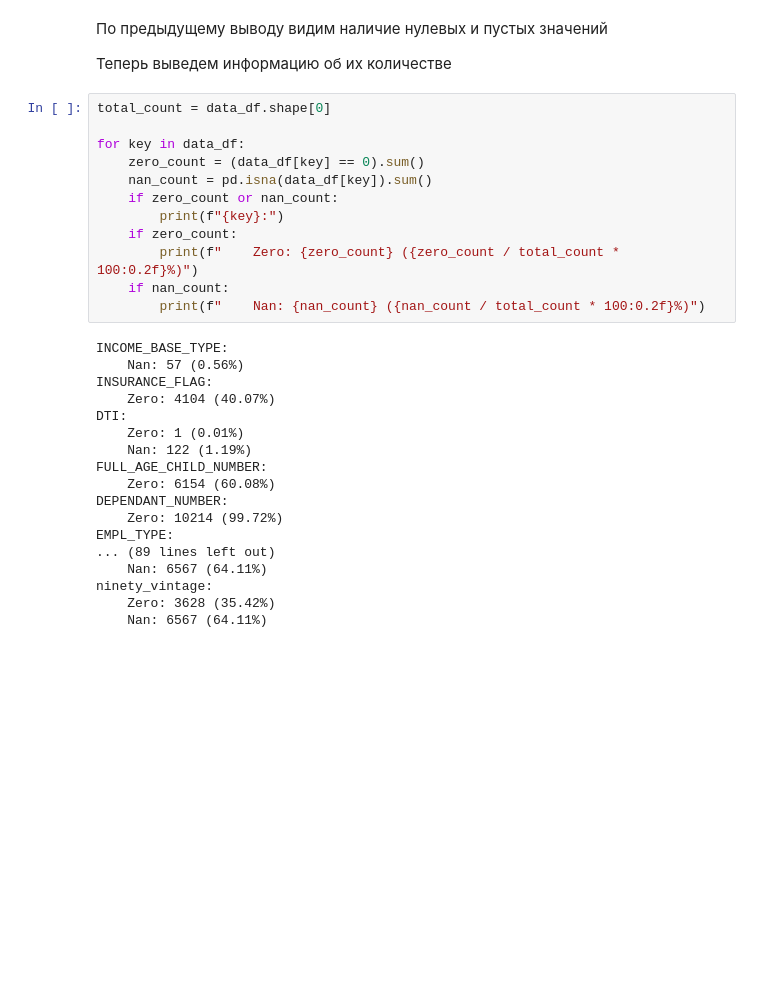
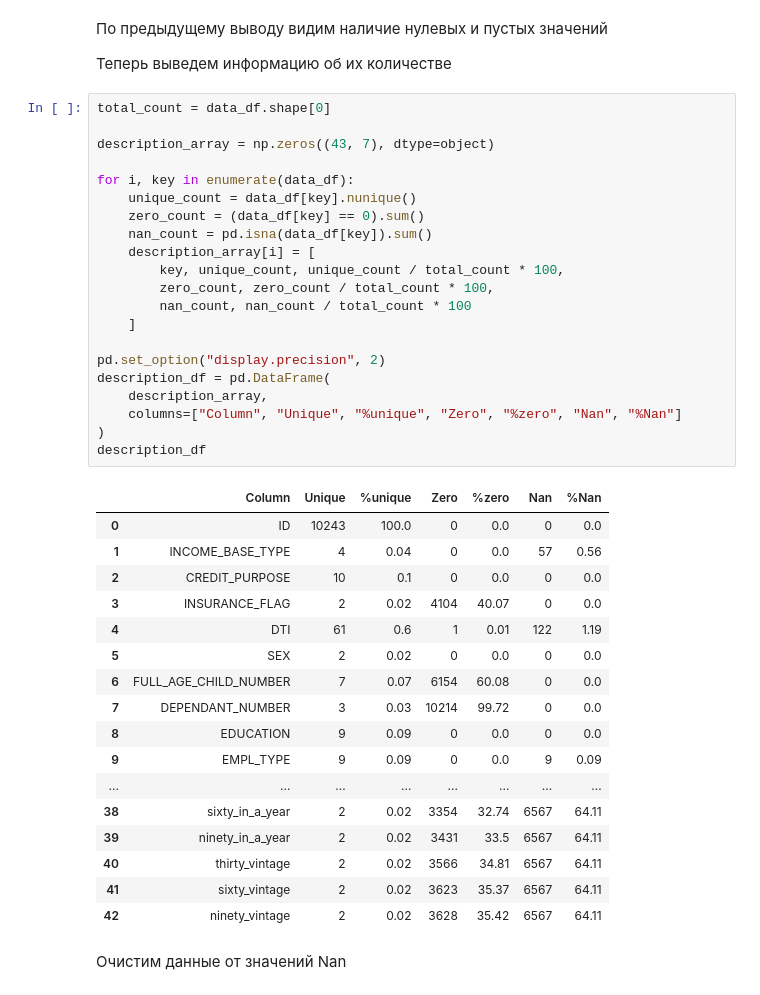
Before and after one commit to Deaacon/HW_1_2025-Roman_Dyakonov, a Jupyter notebook: solution.ipynb, the cells around one changed output. Saved outputs shown, nothing was run; the diff lists cells and outputs as text; blank space fills up the shorter version.

```diff
--- a/solution.ipynb
+++ b/solution.ipynb
@@ -116,30 +90,41 @@ float64 - 30:
 # %%
 total_count = data_df.shape[0]
 
-for key in data_df:
+description_array = np.zeros((43, 7), dtype=object)
+
+for i, key in enumerate(data_df):
+    unique_count = data_df[key].nunique()
     zero_count = (data_df[key] == 0).sum()
     nan_count = pd.isna(data_df[key]).sum()
-    if zero_count or nan_count:
-        print(f"{key}:")
-    if zero_count:
-        print(f"    Zero: {zero_count} ({zero_count / total_count * 100:0.2f}%)")
-    if nan_count:
-        print(f"    Nan: {nan_count} ({nan_count / total_count * 100:0.2f}%)")
+    description_array[i] = [
+        key, unique_count, unique_count / total_count * 100,
+        zero_count, zero_count / total_count * 100,
+        nan_count, nan_count / total_count * 100
+    ]
+
+pd.set_option("display.precision", 2)
+description_df = pd.DataFrame(
+    description_array,
+    columns=["Column", "Unique", "%unique", "Zero", "%zero", "Nan", "%Nan"]
+)
+description_df
 # %% [output]
-INCOME_BASE_TYPE:
-    Nan: 57 (0.56%)
-INSURANCE_FLAG:
-    Zero: 4104 (40.07%)
-DTI:
-    Zero: 1 (0.01%)
-    Nan: 122 (1.19%)
-FULL_AGE_CHILD_NUMBER:
-    Zero: 6154 (60.08%)
-DEPENDANT_NUMBER:
-    Zero: 10214 (99.72%)
-EMPL_TYPE:
-... (89 lines left out)
-    Nan: 6567 (64.11%)
-ninety_vintage:
-    Zero: 3628 (35.42%)
-    Nan: 6567 (64.11%)
+|  | Column | Unique | %unique | Zero | %zero | Nan | %Nan |
+| 0 | ID | 10243 | 100.0 | 0 | 0.0 | 0 | 0.0 |
+| 1 | INCOME_BASE_TYPE | 4 | 0.04 | 0 | 0.0 | 57 | 0.56 |
+| 2 | CREDIT_PURPOSE | 10 | 0.1 | 0 | 0.0 | 0 | 0.0 |
+| 3 | INSURANCE_FLAG | 2 | 0.02 | 4104 | 40.07 | 0 | 0.0 |
+| 4 | DTI | 61 | 0.6 | 1 | 0.01 | 122 | 1.19 |
+| 5 | SEX | 2 | 0.02 | 0 | 0.0 | 0 | 0.0 |
+| 6 | FULL_AGE_CHILD_NUMBER | 7 | 0.07 | 6154 | 60.08 | 0 | 0.0 |
+| 7 | DEPENDANT_NUMBER | 3 | 0.03 | 10214 | 99.72 | 0 | 0.0 |
+| 8 | EDUCATION | 9 | 0.09 | 0 | 0.0 | 0 | 0.0 |
+| 9 | EMPL_TYPE | 9 | 0.09 | 0 | 0.0 | 9 | 0.09 |
+| ... | ... | ... | ... | ... | ... | ... | ... |
+| 38 | sixty_in_a_year | 2 | 0.02 | 3354 | 32.74 | 6567 | 64.11 |
+| 39 | ninety_in_a_year | 2 | 0.02 | 3431 | 33.5 | 6567 | 64.11 |
+| 40 | thirty_vintage | 2 | 0.02 | 3566 | 34.81 | 6567 | 64.11 |
+| 41 | sixty_vintage | 2 | 0.02 | 3623 | 35.37 | 6567 | 64.11 |
+| 42 | ninety_vintage | 2 | 0.02 | 3628 | 35.42 | 6567 | 64.11 |
+# %% [markdown]
+Очистим данные от значений Nan
```
Also changed, not shown: parts of 13 cells of this notebook.
